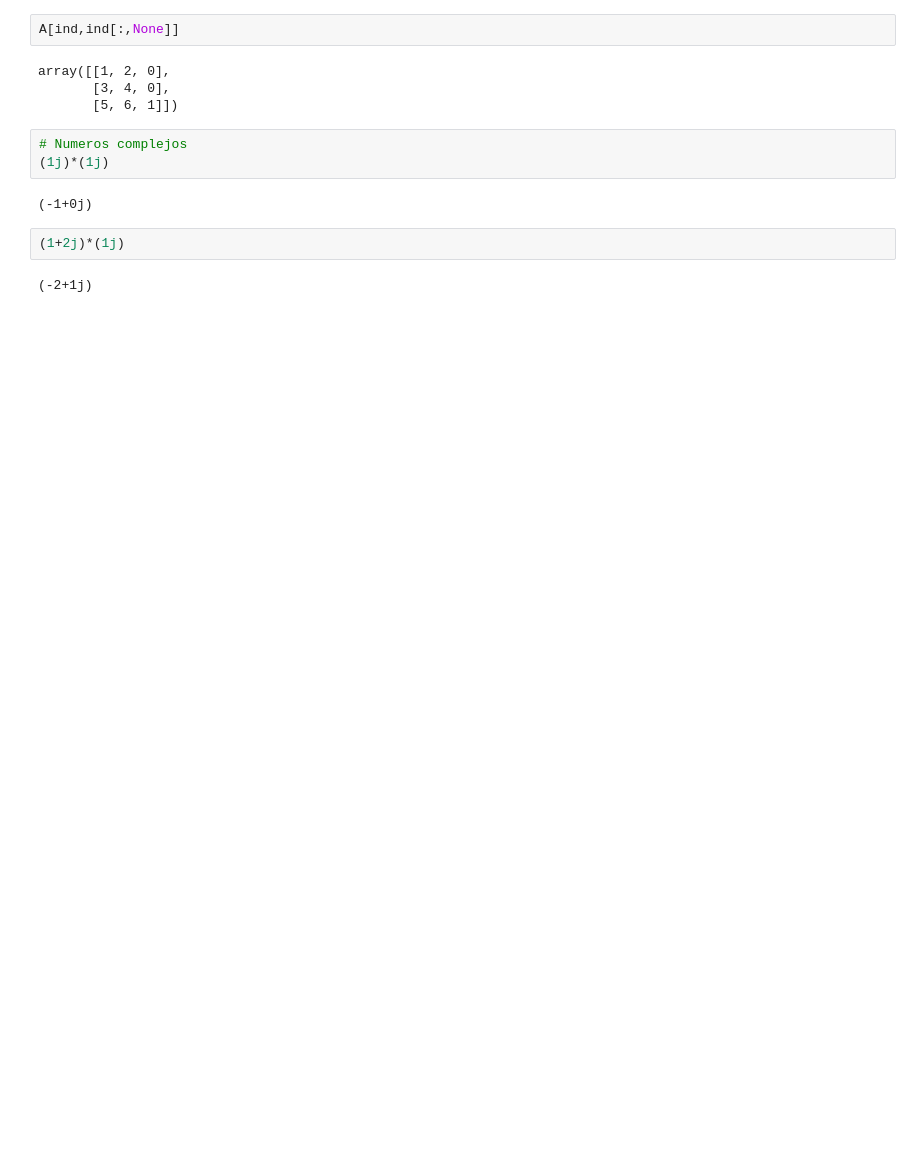
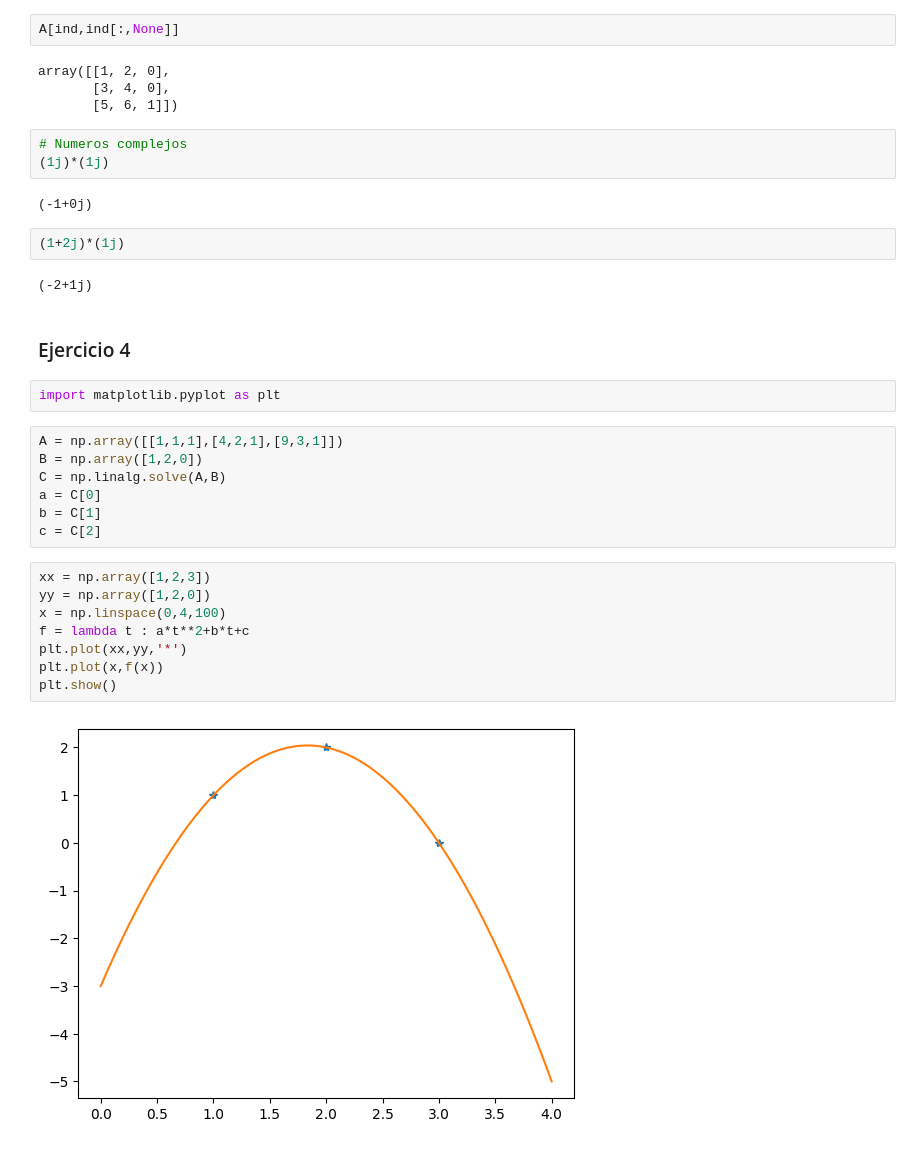
Before and after one commit to arielbakal/AlgebraLinealComputacional_UBA_FCEN, a Jupyter notebook: practicas/practica1.ipynb, the cells around one changed output. Drawn from its saved outputs; the diff is of its cells as text; blank space fills up the shorter version.

```diff
--- a/practicas/practica1.ipynb
+++ b/practicas/practica1.ipynb
@@ -149,3 +149,24 @@ array([[1, 2, 0],
 (1+2j)*(1j)
 # %% [output]
 (-2+1j)
+# %% [markdown]
+### Ejercicio 4
+# %%
+import matplotlib.pyplot as plt
+# %%
+A = np.array([[1,1,1],[4,2,1],[9,3,1]])
+B = np.array([1,2,0])
+C = np.linalg.solve(A,B)
+a = C[0]
+b = C[1]
+c = C[2]
+# %%
+xx = np.array([1,2,3])
+yy = np.array([1,2,0])
+x = np.linspace(0,4,100)
+f = lambda t : a*t**2+b*t+c
+plt.plot(xx,yy,'*')
+plt.plot(x,f(x))
+plt.show()
+# %% [output]
+[figure, added]
```
